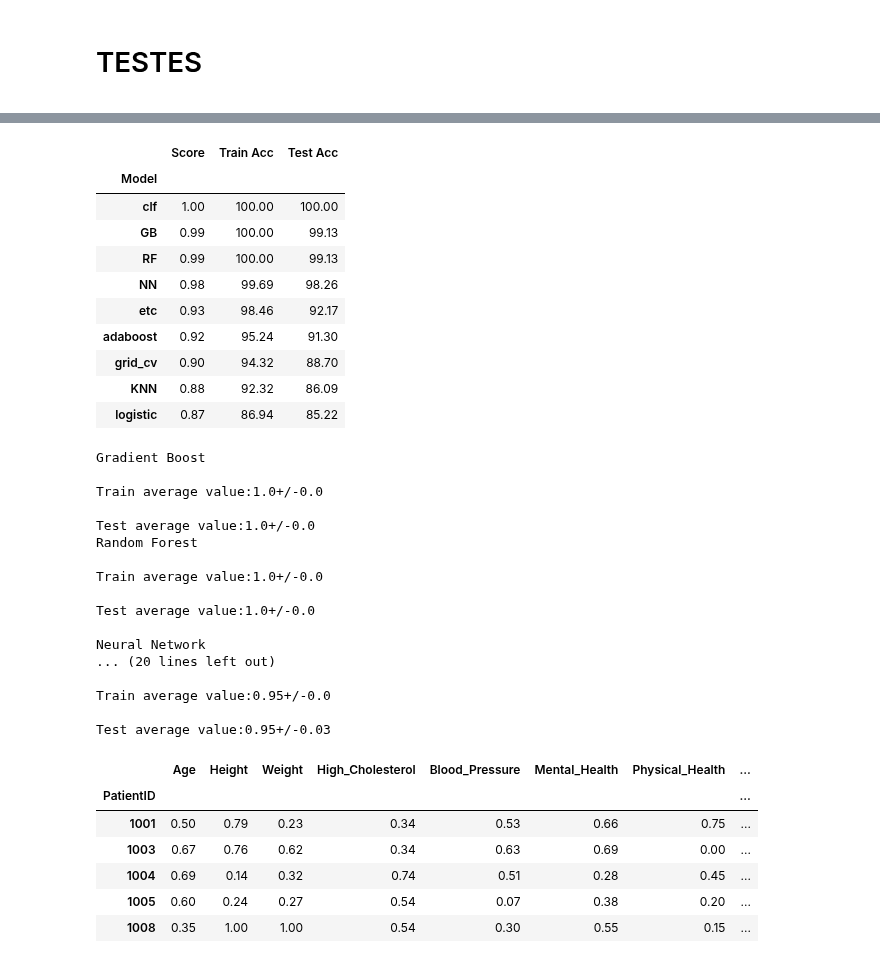
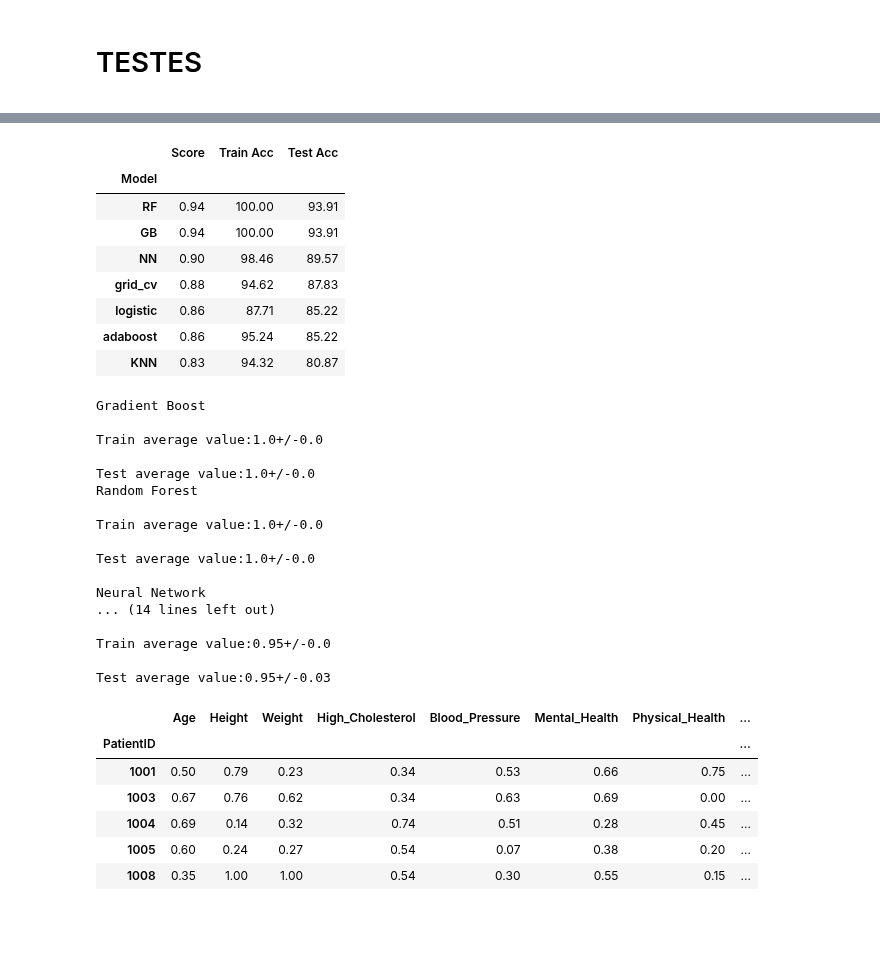
Before and after one commit to henrymmarques/MLProject, a Jupyter notebook: Group03 - ML Project.ipynb, the cells around one changed output, grey strips where cells are left out. Cells and saved outputs as stored; diff of their text form; code cells hidden in the pictures; blank space fills up the shorter version.

Commit message:
NN com grid

```diff
--- a/Group03 - ML Project.ipynb
+++ b/Group03 - ML Project.ipynb
@@ -675,7 +675,7 @@ train_data
 766 rows × 25 columns
 # %%
 X_train, X_test, y_train, y_test = train_test_split(train_data, train_target, test_size = 0.15, random_state=15
-                                                    ,shuffle=True)
+                                                    ,shuffle=True, stratify=train_target)
 # %%
 from sklearn.neural_network import MLPClassifier
 from sklearn.ensemble import BaggingClassifier,RandomForestClassifier,AdaBoostClassifier,GradientBoostingClassifier
@@ -683,7 +683,8 @@ from sklearn.impute import KNNImputer
 from sklearn.neighbors import KNeighborsClassifier
 from sklearn import metrics
 
-NN = MLPClassifier(solver = 'sgd', random_state = 20, learning_rate_init = 0.6, hidden_layer_sizes=100)
+NN = MLPClassifier(solver = 'adam', random_state = 10, learning_rate='invscaling', learning_rate_init = 0.1, hidden_layer_sizes=90, activation='tanh', max_iter=150)
+# NN = MLPClassifier(solver = 'sgd', random_state = 20, learning_rate_init = 0.6, hidden_layer_sizes=100)
 NN.fit(X_train, y_train)
 # NN_score = NN.score(X_test,y_test)
 NN_score= metrics.f1_score(y_test,NN.predict(X_test))
@@ -744,33 +734,31 @@ def train_test_accuracy(model):
 def f1_score(model):
       return metrics.f1_score(y_test,model.predict(X_test))
 # %%
-models=[NN, KNN, RF, GB, logistic, adaboost, grid_cv, etc]
-models_names=['NN', 'KNN', 'RF', 'GB', 'logistic', 'adaboost', 'grid_cv', 'etc']
+models=[NN, KNN, RF, GB, logistic, adaboost, grid_cv]
+models_names=['NN', 'KNN', 'RF', 'GB', 'logistic', 'adaboost', 'grid_cv']
 models_acc=list(map(train_test_accuracy, models))
 result_tuple = list(map(list, zip(*models_acc)))
 train_acc, test_acc = result_tuple
 
 results = pd.DataFrame({
     'Model': models_names,
     'Score': list(map(f1_score, models)),
     'Train Acc': train_acc,
     'Test Acc': test_acc
     })
 result_df = results.sort_values(by='Score', ascending=False)
 result_df = result_df.set_index('Model')
 result_df
 # %% [output]
 |  | Score | Train Acc | Test Acc |
 | Model |  |  |  |
-| clf | 1.00 | 100.00 | 100.00 |
-| GB | 0.99 | 100.00 | 99.13 |
-| RF | 0.99 | 100.00 | 99.13 |
-| NN | 0.98 | 99.69 | 98.26 |
-| etc | 0.93 | 98.46 | 92.17 |
-| adaboost | 0.92 | 95.24 | 91.30 |
-| grid_cv | 0.90 | 94.32 | 88.70 |
-| KNN | 0.88 | 92.32 | 86.09 |
-| logistic | 0.87 | 86.94 | 85.22 |
+| RF | 0.94 | 100.00 | 93.91 |
+| GB | 0.94 | 100.00 | 93.91 |
+| NN | 0.90 | 98.46 | 89.57 |
+| grid_cv | 0.88 | 94.62 | 87.83 |
+| logistic | 0.86 | 87.71 | 85.22 |
+| adaboost | 0.86 | 95.24 | 85.22 |
+| KNN | 0.83 | 94.32 | 80.87 |
 # %%
 def avg_score_LR(split_method,X,y,model):
     score_train = []
@@ -806,10 +794,6 @@ print('\nNeural Network')
 kf_dt = KFold(n_splits=10)
 avg_score_LR(kf_dt, X_train, y_train, NN)
 
-print('\n SVM')
-
-kf_dt = KFold(n_splits=10)
-avg_score_LR(kf_dt, X_train, y_train, clf)
 
 print('\n naive bayes')
 
@@ -836,7 +820,7 @@ Train average value:1.0+/-0.0
 Test average value:1.0+/-0.0
 
 Neural Network
-... (20 lines left out)
+... (14 lines left out)
 
 Train average value:0.95+/-0.0
 
```
Also changed, not shown: parts of 15 cells of this notebook, 2 other files.
